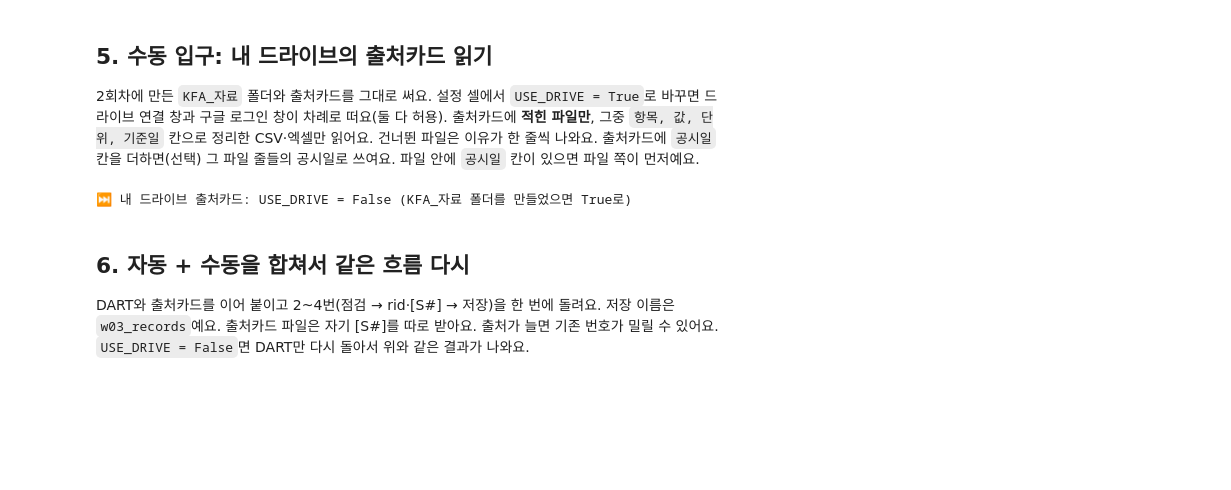
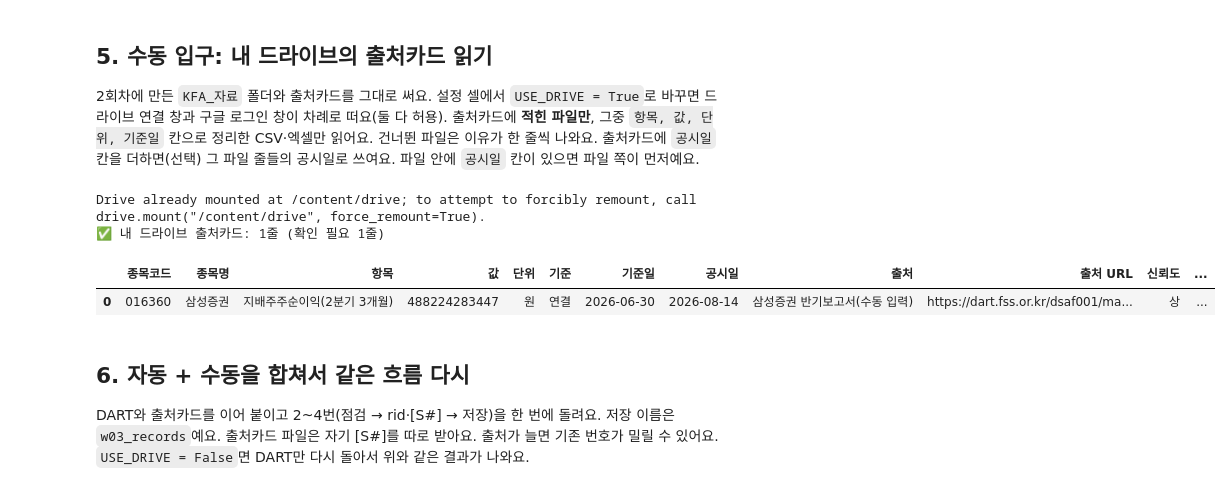
Before and after one commit to sooyeon904/kfa-ai-agent, a Jupyter notebook: w03_엔진.ipynb, the cells around one changed output. Saved outputs shown, nothing was run; the diff lists cells and outputs as text; code cells hidden in the pictures; blank space fills up the shorter version.

```diff
--- a/w03_엔진.ipynb
+++ b/w03_엔진.ipynb
@@ -949,15 +949,19 @@ else:
 # %%
 def drive_records():
     if not USE_DRIVE:
         raise SkipStep("USE_DRIVE = False (KFA_자료 폴더를 만들었으면 True로)")
     root = mount_drive()
     return collect_from_cards(read_source_cards(CARD_SHEET), root / "files")
 
 drive = run_step("내 드라이브 출처카드", 5, drive_records)
 if drive is not None:
+    drive["종목코드"] = drive["종목코드"].map(lambda x: str(int(x)).zfill(6))
     display(drive)
 # %% [output]
-⏭ 내 드라이브 출처카드: USE_DRIVE = False (KFA_자료 폴더를 만들었으면 True로)
+Drive already mounted at /content/drive; to attempt to forcibly remount, call drive.mount("/content/drive", force_remount=True).
+✅ 내 드라이브 출처카드: 1줄 (확인 필요 1줄)
+|  | 종목코드 | 종목명 | 항목 | 값 | 단위 | 기준 | 기준일 | 공시일 | 출처 | 출처 URL | 신뢰도 | ... |
+| 0 | 016360 | 삼성증권 | 지배주주순이익(2분기 3개월) | 488224283447 | 원 | 연결 | 2026-06-30 | 2026-08-14 | 삼성증권 반기보고서(수동 입력) | https://dart.fss.or.kr/dsaf001/ma... | 상 | ... |
 # %% [markdown]
 ## 6. 자동 + 수동을 합쳐서 같은 흐름 다시
 
```
Also changed, not shown: parts of 7 cells of this notebook.
